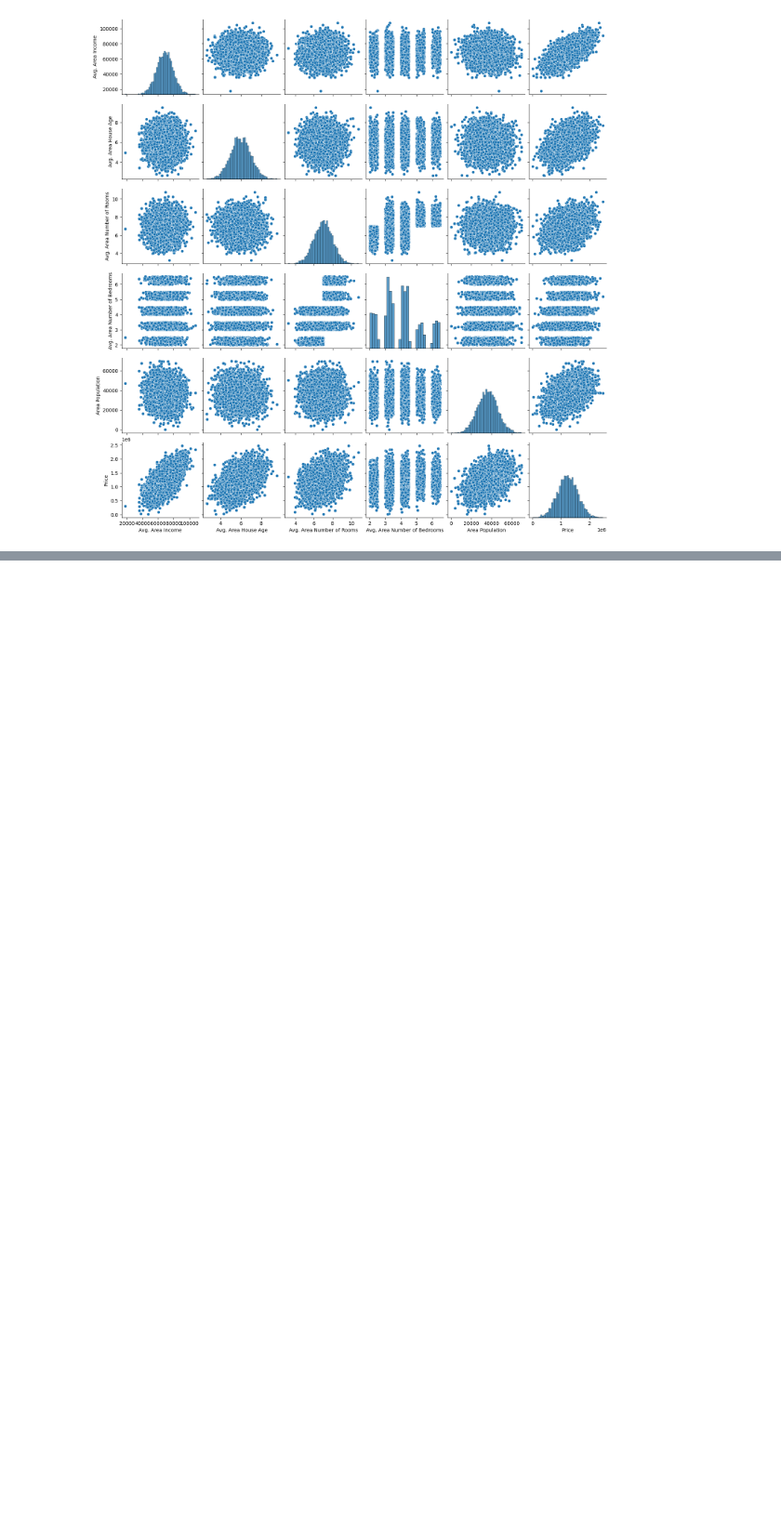
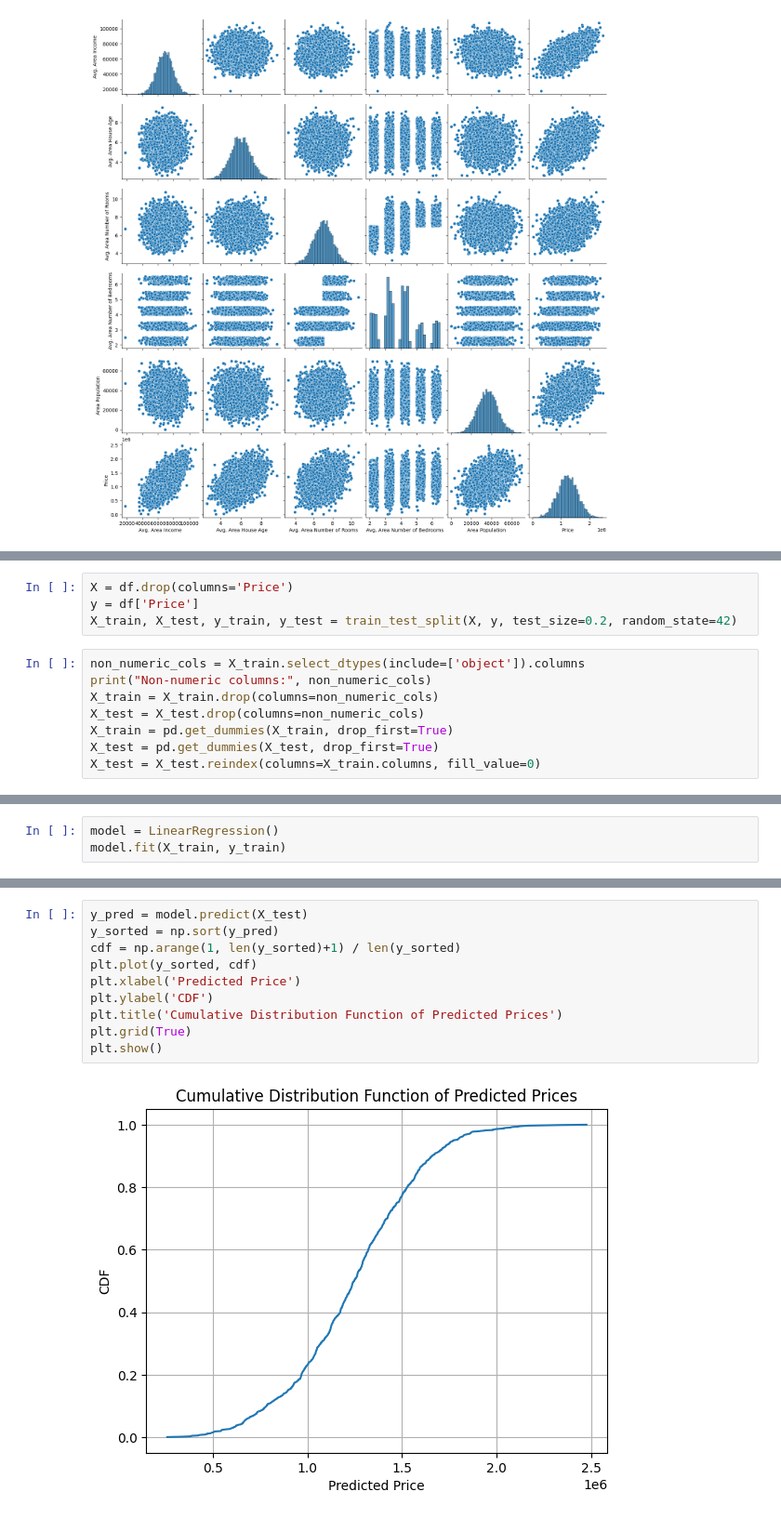
Before and after one commit to 2303a51882/AIML-2025, a Jupyter notebook: Lab04_AIML.ipynb, the cells around one changed output, grey strips where cells are left out. Shown at 93% size. Cells and saved outputs as stored; diff of their text form; blank space fills up the shorter version.

```diff
--- a/Lab04_AIML.ipynb
+++ b/Lab04_AIML.ipynb
@@ -79,0 +81,12 @@ Y = df['Price']
+# %%
+X = df.drop(columns='Price')
+y = df['Price']
+X_train, X_test, y_train, y_test = train_test_split(X, y, test_size=0.2, random_state=42)
+# %%
+non_numeric_cols = X_train.select_dtypes(include=['object']).columns
+print("Non-numeric columns:", non_numeric_cols)
+X_train = X_train.drop(columns=non_numeric_cols)
+X_test = X_test.drop(columns=non_numeric_cols)
+X_train = pd.get_dummies(X_train, drop_first=True)
+X_test = pd.get_dummies(X_test, drop_first=True)
+X_test = X_test.reindex(columns=X_train.columns, fill_value=0)
@@ -79,0 +95,3 @@ Y = df['Price']
+# %%
+model = LinearRegression()
+model.fit(X_train, y_train)
@@ -79,0 +118,12 @@ Y = df['Price']
+# %%
+y_pred = model.predict(X_test)
+y_sorted = np.sort(y_pred)
+cdf = np.arange(1, len(y_sorted)+1) / len(y_sorted)
+plt.plot(y_sorted, cdf)
+plt.xlabel('Predicted Price')
+plt.ylabel('CDF')
+plt.title('Cumulative Distribution Function of Predicted Prices')
+plt.grid(True)
+plt.show()
+# %% [output]
+[figure, added]
```
Also changed, not shown: parts of 25 cells of this notebook.
